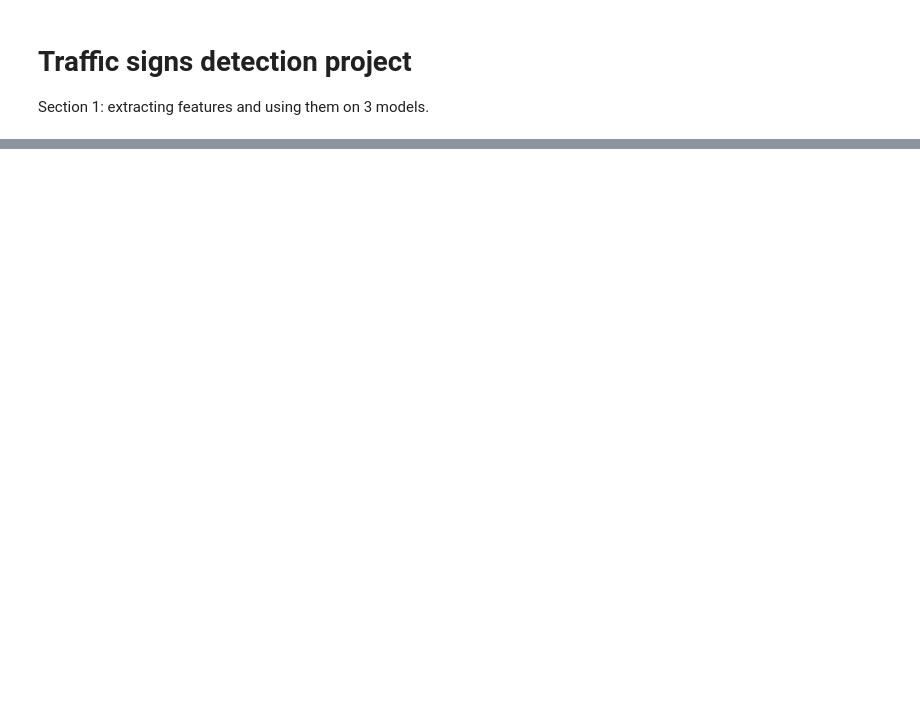
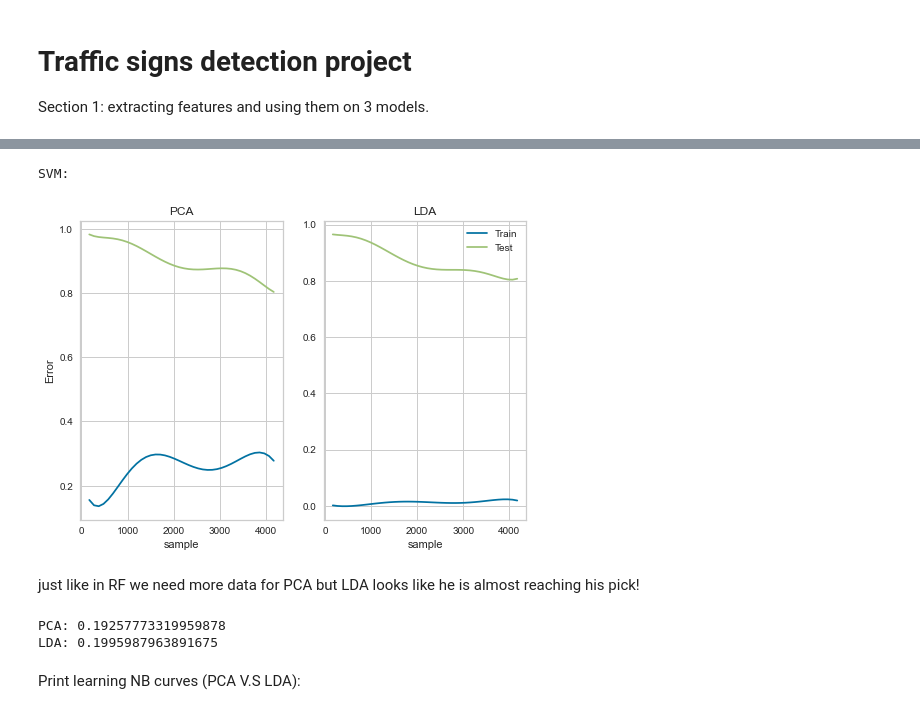
Before and after one commit to bercoHack/Sign-detection, a Jupyter notebook: first.ipynb, the cells around one changed output, grey strips where cells are left out. Saved outputs shown, nothing was run; the diff lists cells and outputs as text; code cells hidden in the pictures; blank space fills up the shorter version.

```diff
--- a/first.ipynb
+++ b/first.ipynb
@@ -493,0 +250,50 @@ plt.show()
+# %%
+print('SVM:')
+plt.xlabel("Samples")
+plt.ylabel("Error")
+
+x = np.linspace(170, 4170, 40)
+y1 = np.polyfit(x, trainErr_PCA, 6)
+p1 = np.poly1d(y1)
+y2 = np.polyfit(x, testErr_PCA, 6)
+p2 = np.poly1d(y2)
+
+y3 = np.polyfit(x, trainErr_LDA, 6)
+p3 = np.poly1d(y3)
+y4 = np.polyfit(x, testErr_LDA, 6)
+p4 = np.poly1d(y4)
+
+plt.subplot(1, 2, 1)
+plt.plot(x, p1(x), label="Train")
+plt.plot(x, p2(x), label="Test")
+plt.title("PCA")
+plt.xlabel("sample")
+plt.ylabel("Error")
+
+plt.subplot(1, 2, 2)
+plt.plot(x, p3(x), label="Train")
+plt.plot(x, p4(x), label="Test")
+plt.title("LDA")
+plt.xlabel("sample")
+
+
+plt.legend(loc="best")
+plt.show()
+# %% [output]
+SVM:
+[figure, added]
+# %% [markdown]
+just like in RF we need more data for PCA but LDA looks like he is almost reaching his pick!
+# %%
+svc1 = svm.SVC(kernel='rbf')
+svc1.fit(pca_train, Train_classes)
+print("PCA:", svc1.score(pca_test, Test_classes))
+
+svc2 = svm.SVC(kernel='rbf')
+svc2.fit(lda_train, Train_classes)
+print("LDA:", svc2.score(lda_test, Test_classes))
+# %% [output]
+PCA: 0.19257773319959878
+LDA: 0.1995987963891675
+# %% [markdown]
+Print learning NB curves (PCA V.S LDA):
```
Also changed, not shown: parts of 35 cells of this notebook, 1 other file.
